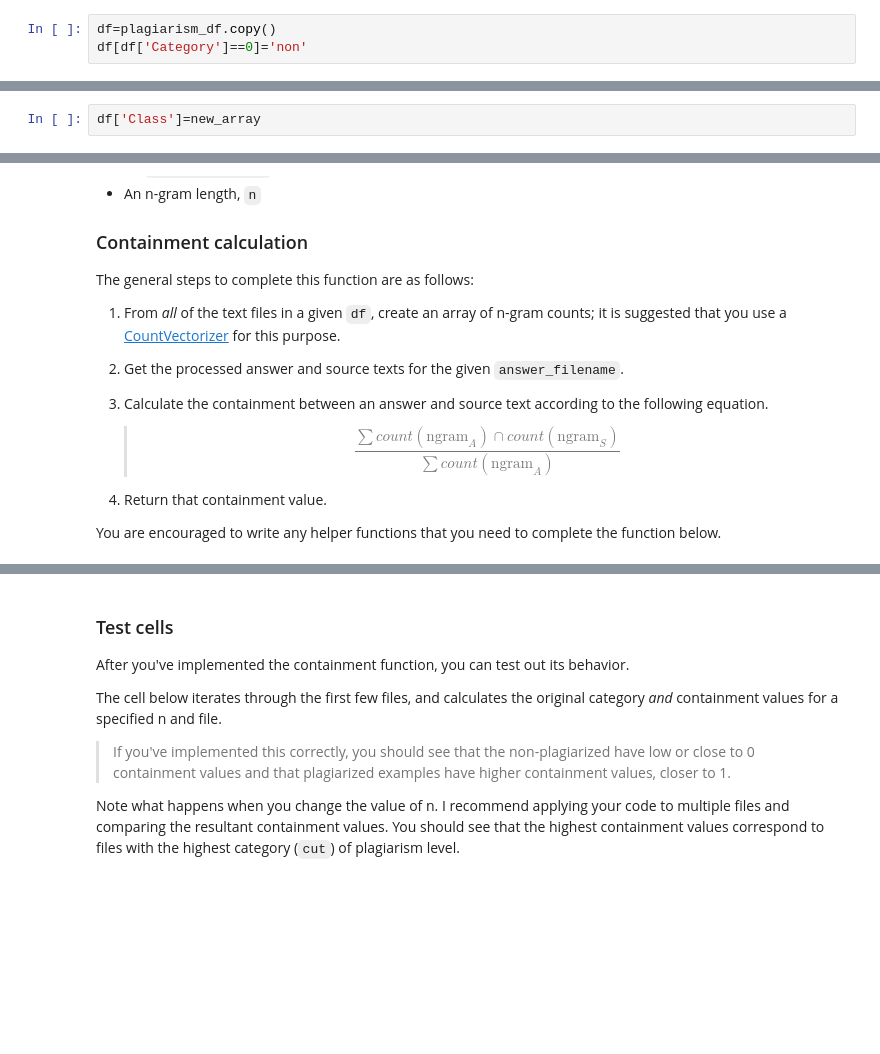
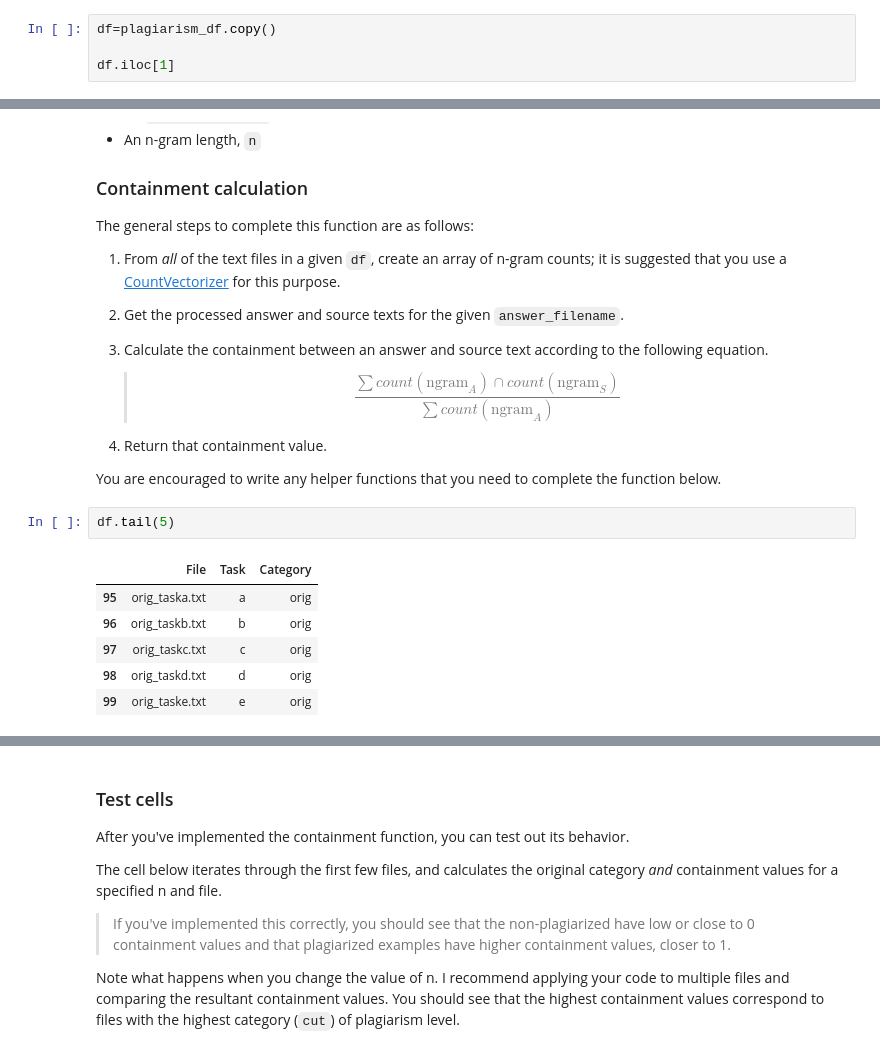
Before and after one commit to leedat152/Plagiarism_Detection, a Jupyter notebook: 2_Plagiarism_Feature_Engineering.ipynb, the cells around one changed output, grey strips where cells are left out. Cells and saved outputs as stored; diff of their text form; blank space fills up the shorter version.

````diff
--- a/2_Plagiarism_Feature_Engineering.ipynb
+++ b/2_Plagiarism_Feature_Engineering.ipynb
@@ -136,4 +136,5 @@ After running your function, you should get a DataFrame with rows that looks lik
 ```
 # %%
 df=plagiarism_df.copy()
-df[df['Category']==0]='non'
+
+df.iloc[1]
@@ -164,2 +145,0 @@ print(new_array)
-# %%
-df['Class']=new_array
@@ -399,3 +373,12 @@ The general steps to complete this function are as follows:
 4. Return that containment value.
 
 You are encouraged to write any helper functions that you need to complete the function below.
+# %%
+df.tail(5)
+# %% [output]
+|  | File | Task | Category |
+| 95 | orig_taska.txt | a | orig |
+| 96 | orig_taskb.txt | b | orig |
+| 97 | orig_taskc.txt | c | orig |
+| 98 | orig_taskd.txt | d | orig |
+| 99 | orig_taske.txt | e | orig |
````
Also changed, not shown: parts of 22 cells of this notebook.
